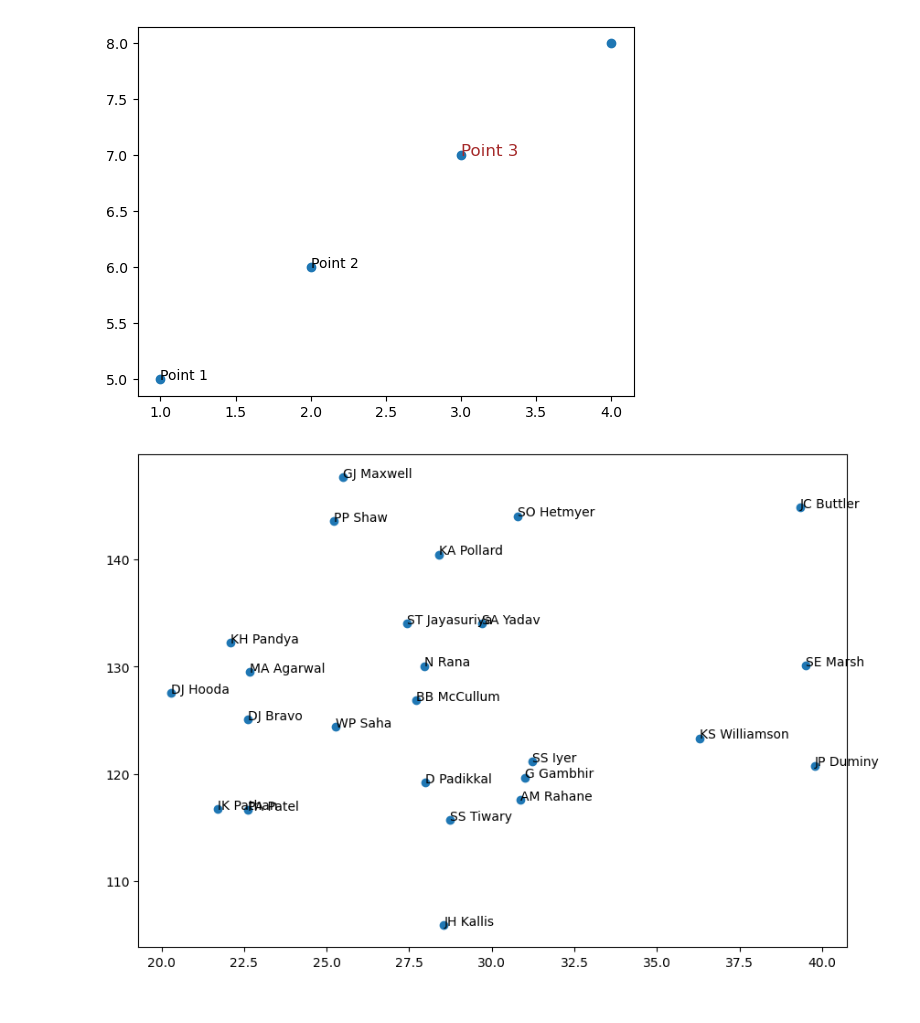
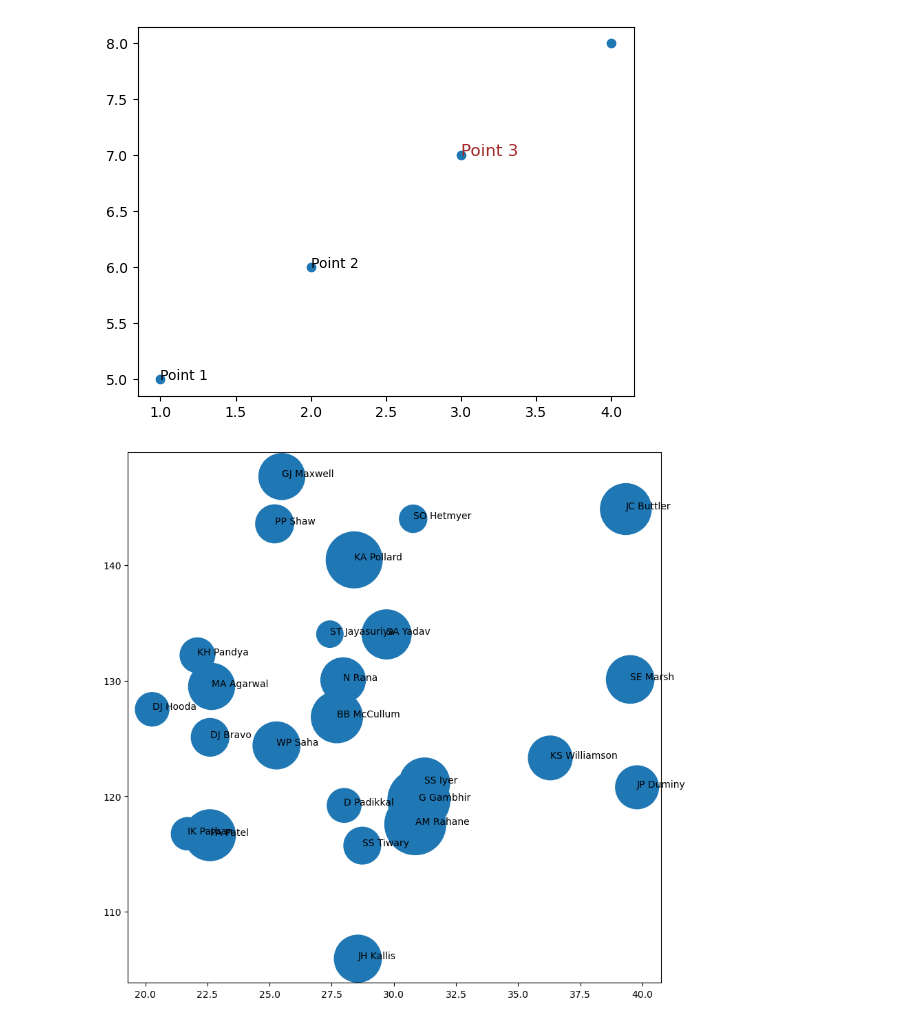
Before and after one commit to shubhammgits/Python-DS-AIML, a Jupyter notebook: MATPLOTLIB/advanced.ipynb, the cells around one changed output. Cells and saved outputs as stored; diff of their text form; code cells hidden in the pictures.

```diff
--- a/MATPLOTLIB/advanced.ipynb
+++ b/MATPLOTLIB/advanced.ipynb
@@ -101,10 +101,10 @@ Text(3, 7, 'Point 3')
 [figure]
 # %%
 #for dataset:
-plt.figure(figsize = (10,7))
-plt.scatter(sample['avg'], sample['strike_rate'])
+plt.figure(figsize = (10,10))
+plt.scatter(sample['avg'], sample['strike_rate'], s=sample['runs'])
 
 for i in range(sample.shape[0]):
     plt.text(sample['avg'].values[i], sample['strike_rate'].values[i], sample['batter'].values[i])
 # %% [output]
-[figure, old version]
+[figure, new version]
```
Also changed, not shown: parts of 2 cells of this notebook.
